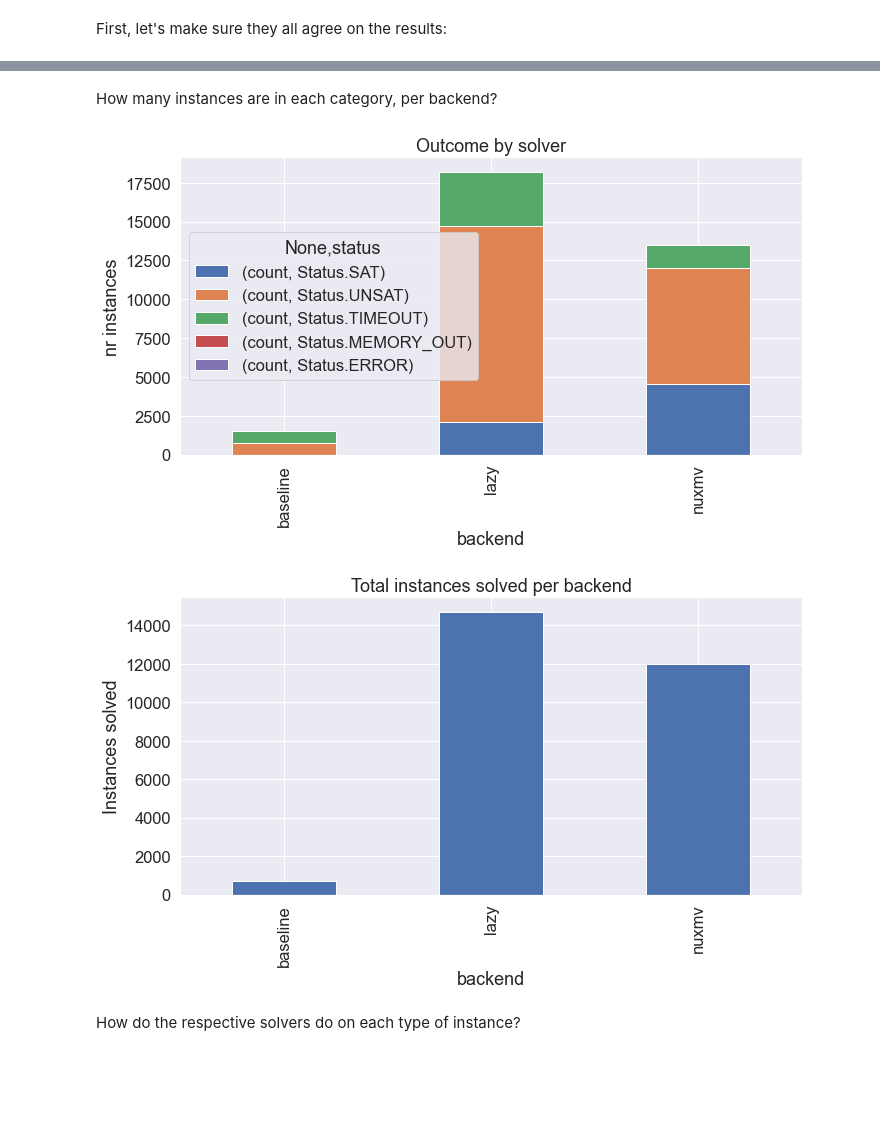
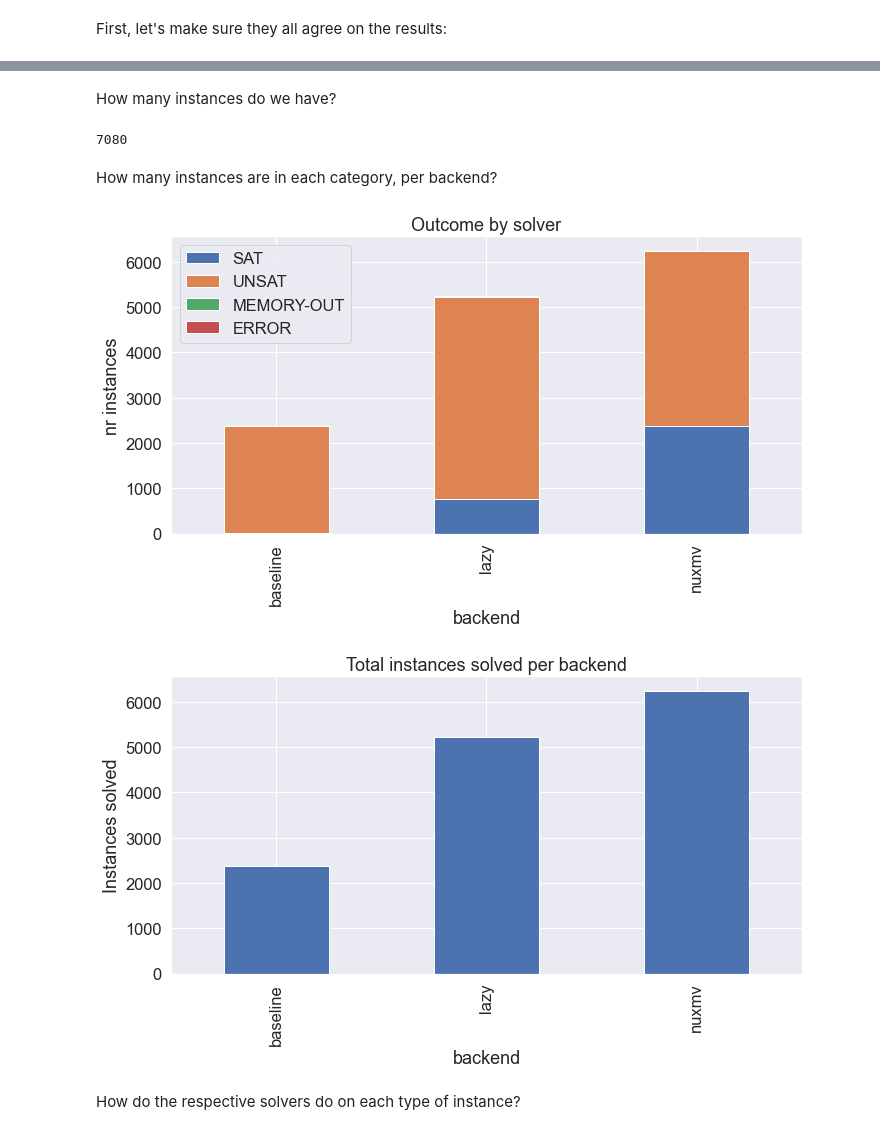
Before and after one commit to amandasystems/catra, a Jupyter notebook: experiments/Analysis.ipynb, the cells around one changed output, grey strips where cells are left out. Saved outputs shown, nothing was run; the diff lists cells and outputs as text; code cells hidden in the pictures; blank space fills up the shorter version.

```diff
--- a/experiments/Analysis.ipynb
+++ b/experiments/Analysis.ipynb
@@ -206,22 +222,30 @@ runtimes = runtimes[~runtimes['instance'].isin(timeout_instances)]
 results_per_instance = runtimes.groupby('instance').size()
 tried_on_all = results_per_instance[results_per_instance == 3].reset_index().instance
 # %%
-runtimes = runtimes[~runtimes['instance'].isin(tried_on_all)]
+runtimes = runtimes[runtimes['instance'].isin(tried_on_all)]
+# %% [markdown]
+How many instances do we have?
+# %%
+len(runtimes.instance.unique())
+# %% [output]
+7080
 # %% [markdown]
 How many instances are in each category, per backend?
 # %%
+fig, ax = plt.subplots()
 runtime_by_status = runtimes.groupby(['backend', 'status']).size().reset_index()
 runtime_by_status = runtime_by_status[runtime_by_status[0] > 0]
 runtime_by_status.rename(columns = {0: 'count'}, inplace = True)
 runtime_by_status = runtime_by_status.set_index(['backend', 'status'])
-runtime_by_status.unstack().plot.bar(figsize=(10,6),
+runtime_by_status.unstack().drop(('count', Status.TIMEOUT), axis=1).plot.bar(figsize=(10,6),
                                      stacked=True,
                                      ylabel="nr instances",
-                                     title="Outcome by solver")
+                                     title="Outcome by solver", ax=ax)
+ax.legend(["SAT", "UNSAT", "MEMORY-OUT", "ERROR"])
 plt.tight_layout()
 plt.savefig(f'{commit}-by-solver.pdf', dpi=300)
 # %% [output]
-[figure, old version]
+[figure, new version]
 # %%
 nr_solved = runtimes.groupby(['backend', 'status']).size().reset_index()
 nr_solved = nr_solved.loc[nr_solved.status.apply(lambda s: s in [Status.SAT, Status.UNSAT])]
@@ -231,7 +255,7 @@ nr_solved.groupby('backend').sum().plot.bar(legend=False,
                                             title="Total instances solved per backend")
 plt.tight_layout()
 # %% [output]
-[figure, old version]
+[figure, new version]
 # %% [markdown]
 How do the respective solvers do on each type of instance?
 # %%
```
Also changed, not shown: parts of 13 cells of this notebook, 1 other file.
